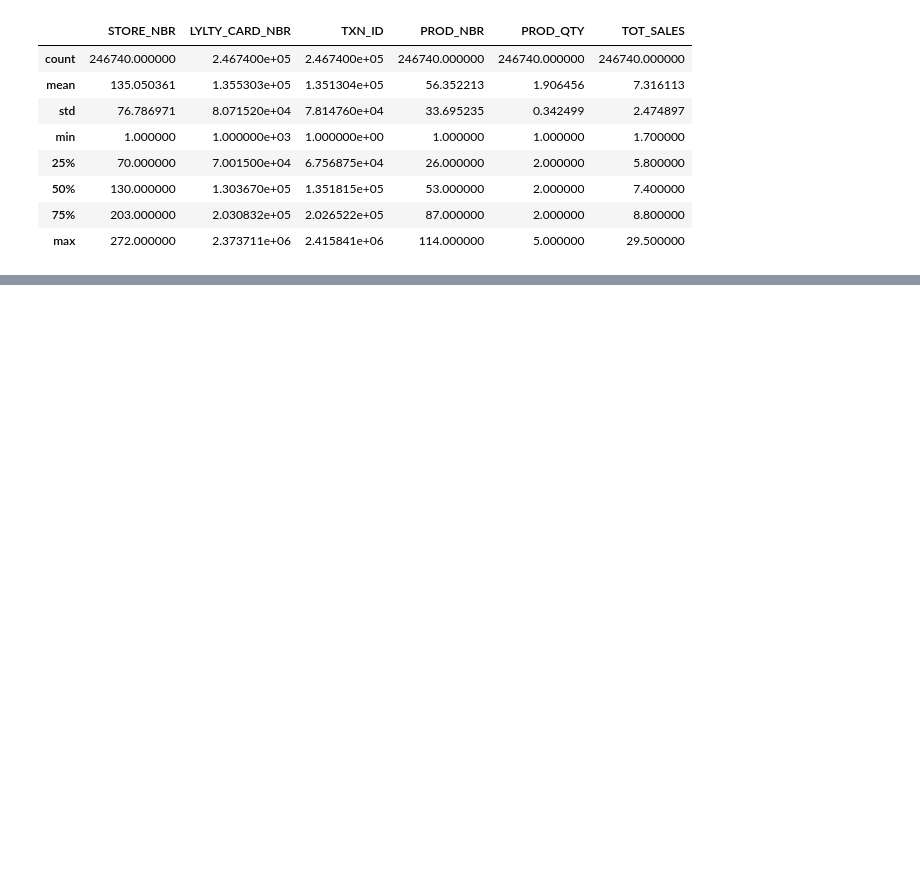
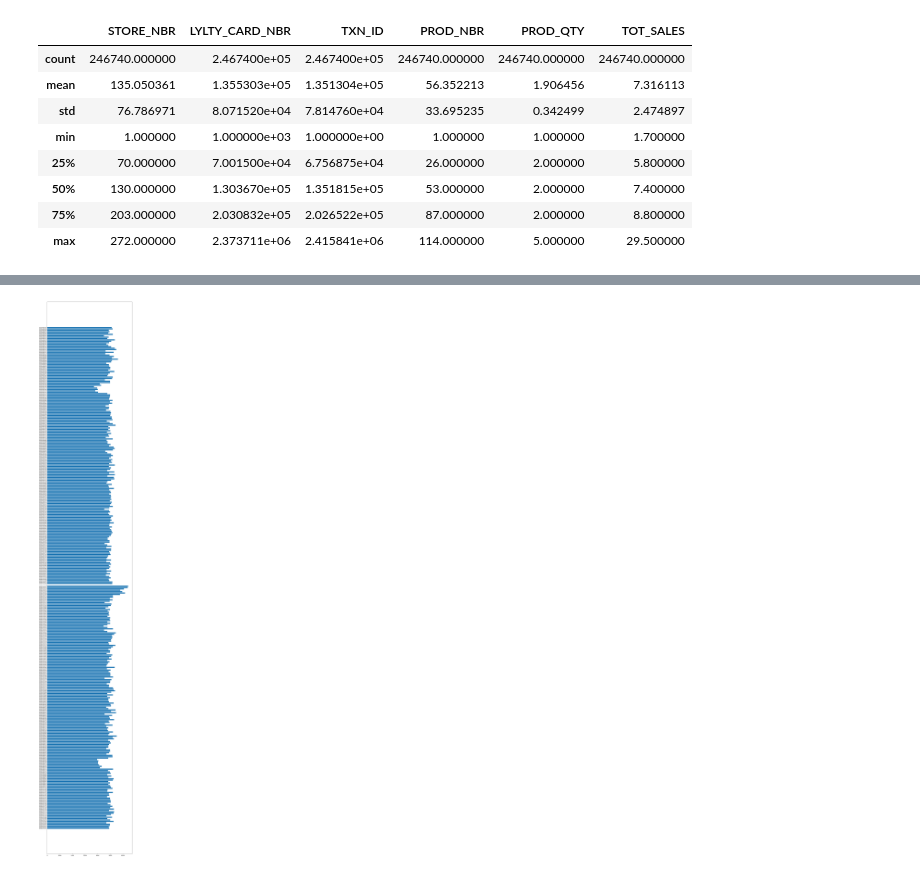
Before and after one commit to mGurjar187/Forage---Quantium-Data-Analytics-Project, a Jupyter notebook: Quantium Data Analysis.ipynb, the cells around one changed output, grey strips where cells are left out. Saved outputs shown, nothing was run; the diff lists cells and outputs as text; code cells hidden in the pictures; blank space fills up the shorter version.

```diff
--- a/Quantium Data Analysis.ipynb
+++ b/Quantium Data Analysis.ipynb
@@ -2,6 +2,7 @@
 # Dependencies
 import pandas as pd
 import numpy as np
+import matplotlib as mpl
 import matplotlib.pyplot as plt
 import seaborn as sns
 from datetime import datetime, timedelta
@@ -10,6 +11,7 @@ import re
 
 import warnings
 warnings.filterwarnings("ignore")
+mpl.rcParams['agg.path.chunksize'] = 10000
 # %%
 # Reading the Dataset
 df_purchase = pd.read_csv(r'QVI_purchase_behaviour.csv')
@@ -282,0 +244,5 @@ df_transaction['DATE'].value_counts().plot()
+# %%
+# Total Sales by Day
+df_SalesbyDate = df_transaction[['DATE','TOT_SALES']].groupby(['DATE']).sum()
+df_SalesbyDate['DATE'] = sorted(df_transaction['DATE'].unique())
+df_SalesbyDate.head()
@@ -282,0 +257,7 @@ df_transaction['DATE'].value_counts().plot()
+# %%
+fig, ax = plt.subplots(figsize=(12,80), dpi=100)
+ax.barh(df_SalesbyDate['DATE'],df_SalesbyDate['TOT_SALES'])
+ax.set_yticks(df_SalesbyDate['DATE'])
+plt.show()
+# %% [output]
+[figure, added]
```
Also changed, not shown: parts of 4 cells of this notebook.
